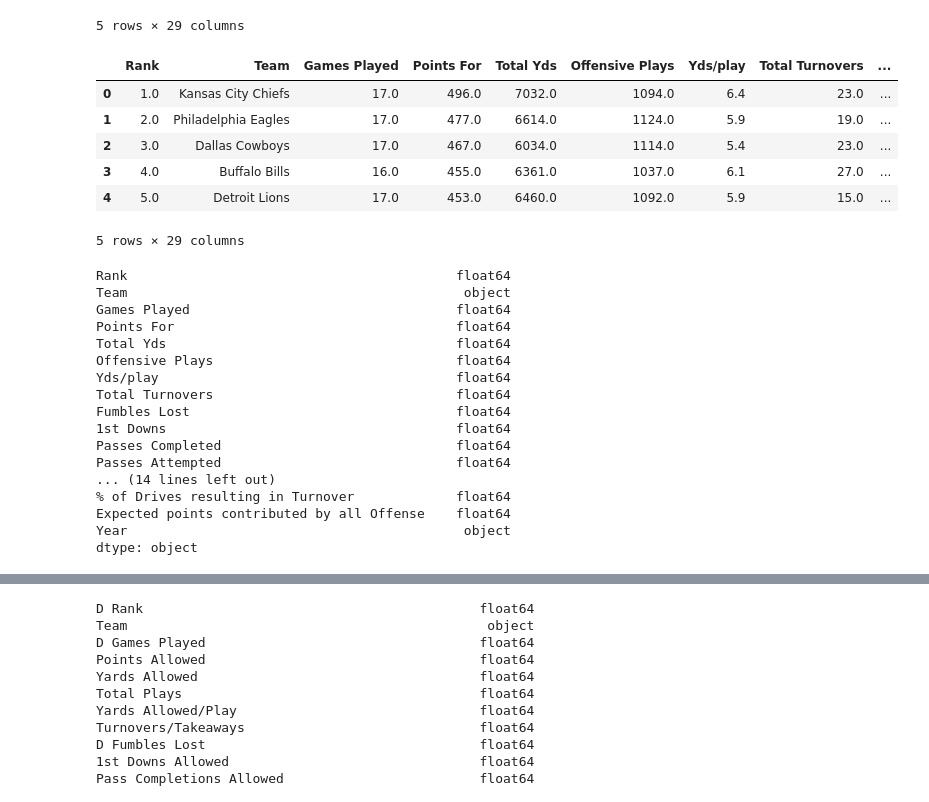
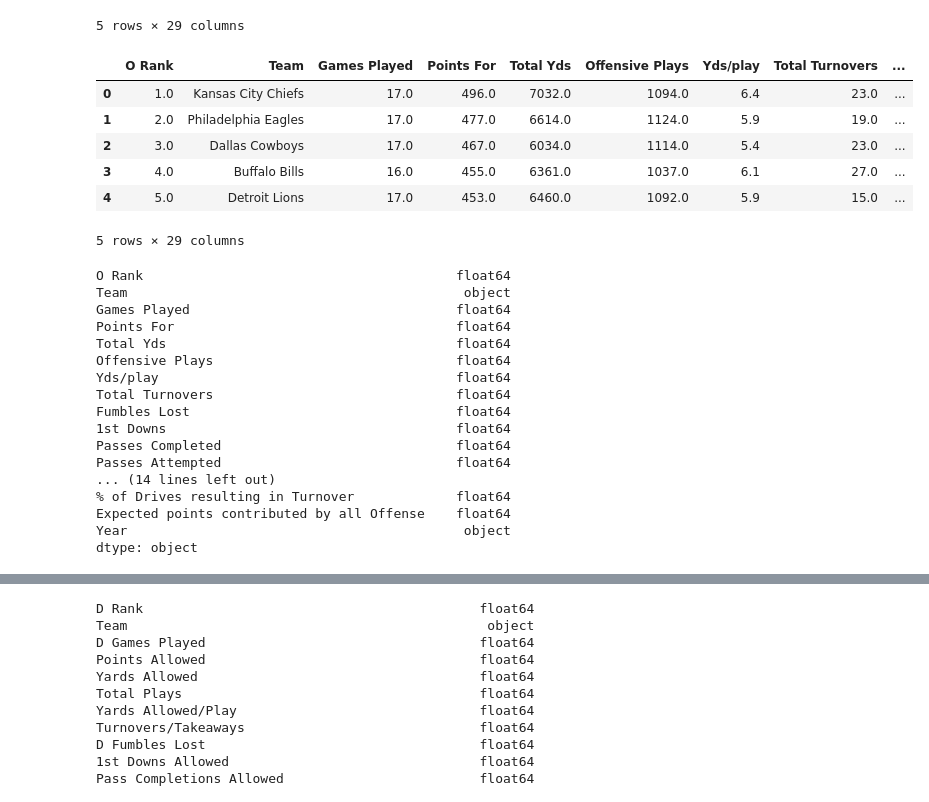
Before and after one commit to dahmadi/TouchdownProphet, a Jupyter notebook: TouchdownProphet.ipynb, the cells around one changed output, grey strips where cells are left out. Drawn from its saved outputs; the diff is of its cells as text; code cells hidden in the pictures.

```diff
--- a/TouchdownProphet.ipynb
+++ b/TouchdownProphet.ipynb
@@ -83,11 +95,14 @@ off2022.tail()
 # %%
 # Merge data together
 off_merge = [off2022, off2021, off2020, off2019, off2018, off2017, off2016, off2015, off2014]
 off_total = pd.concat(off_merge)
+off_total.rename(columns={
+    'Rank': 'O Rank'
+}, inplace=True)
 
 off_total.head()
 # %% [output]
-|  | Rank | Team | Games Played | Points For | Total Yds | Offensive Plays | Yds/play | Total Turnovers | ... |
+|  | O Rank | Team | Games Played | Points For | Total Yds | Offensive Plays | Yds/play | Total Turnovers | ... |
 | 0 | 1.0 | Kansas City Chiefs | 17.0 | 496.0 | 7032.0 | 1094.0 | 6.4 | 23.0 | ... |
 | 1 | 2.0 | Philadelphia Eagles | 17.0 | 477.0 | 6614.0 | 1124.0 | 5.9 | 19.0 | ... |
 | 2 | 3.0 | Dallas Cowboys | 17.0 | 467.0 | 6034.0 | 1114.0 | 5.4 | 23.0 | ... |
@@ -97,7 +112,7 @@ off_total.head()
 # %%
 off_total.dtypes
 # %% [output]
-Rank                                          float64
+O Rank                                        float64
 Team                                           object
 Games Played                                  float64
 Points For                                    float64
```
Also changed, not shown: parts of 28 cells of this notebook, 24 other files.
